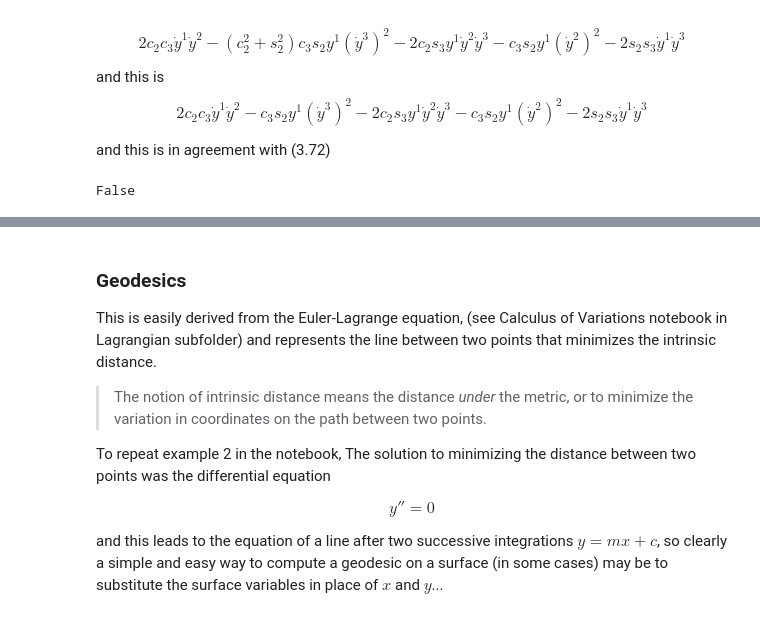
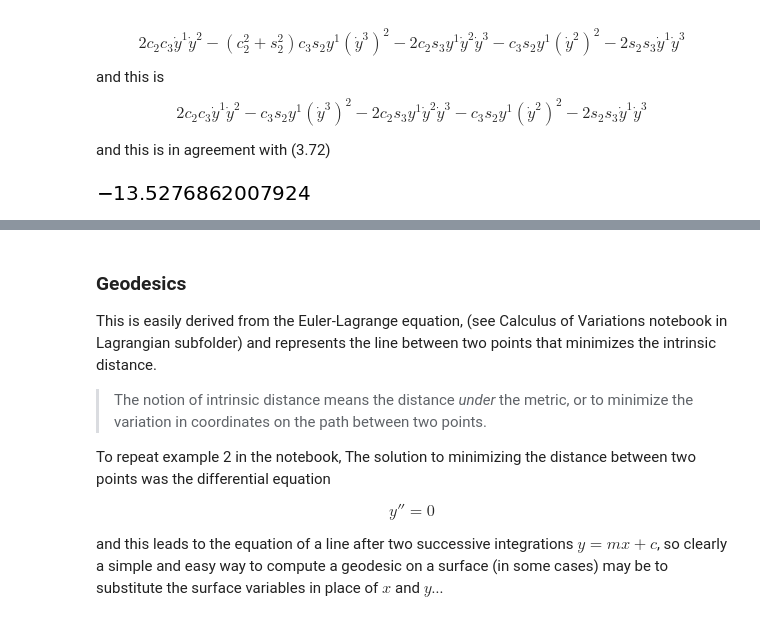
Before and after one commit to coderofgames/Python-Math, a Jupyter notebook: Vectors/Tensors.ipynb, the cells around one changed output, grey strips where cells are left out. Saved outputs shown, nothing was run; the diff lists cells and outputs as text; code cells hidden in the pictures.

```diff
--- a/Vectors/Tensors.ipynb
+++ b/Vectors/Tensors.ipynb
@@ -1721,5 +1728,6 @@ accel_in_x
 # %%
-accel_in_x20 = (expand_trig(trigsimp(J_1 * abs_accel)))
+# substitute the initial values of the tangential acceleration : zero
+accel_in_x20 = (expand_trig(trigsimp(J_1 * abs_accel))).subs({diff(y__1,t,t):0,diff(y__2,t,t):0,diff(y__3,t,t):0})
 accel_in_x2 = expand(accel_in_x20)
 accel_in_x2 = accel_in_x2.subs({tan(y__1):s_1/c_1,tan(y__2):s_2/c_2,tan(y__3):s_3/c_3})
 accel_in_x2 = accel_in_x2.subs({sin(y__1):s_1,sin(y__2):s_2,sin(y__3):s_3 })
@@ -1738,8 +1746,8 @@ $$2c_2 c_3 \dot{y}^1 \dot{y}^2 - c_3 s_2 y^1 (\dot{y}^3)^2   - 2c_2 s_3y^1 \dot{
 
 and this is in agreement with (3.72)
 # %%
-a_c_1 = accel_in_x0.subs({diff(y__1,t):2,diff(y__2,t):3,diff(y__3,t):2,y__1:1,y__2:1,y__3:1})
-a_c_2 = accel_in_x20.subs({diff(y__1,t):2,diff(y__2,t):3,diff(y__3,t):2,y__1:1,y__2:1,y__3:1})
-N(a_c_1) == N(a_c_2)
+a_c_1 = accel_in_x0[0].subs({diff(y__1,t):2,diff(y__2,t):3,diff(y__3,t):2,y__1:1,y__2:1,y__3:1})
+a_c_2 = accel_in_x20[0].subs({diff(y__1,t):2,diff(y__2,t):3,diff(y__3,t):2,y__1:1,y__2:1,y__3:1})
+N(a_c_2)
 # %% [output]
-False
+[figure, added]
```
Also changed, not shown: parts of 11 cells of this notebook.
